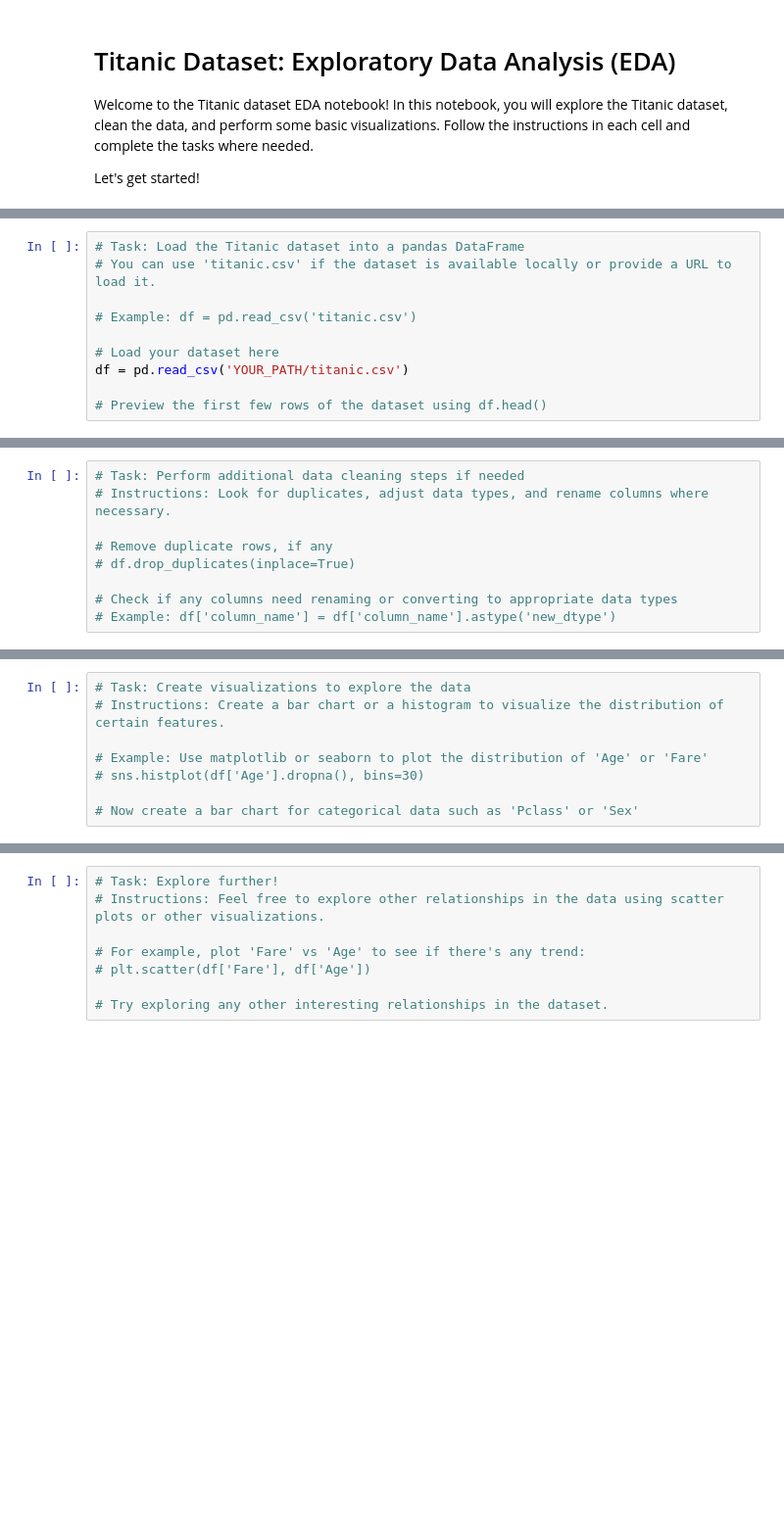
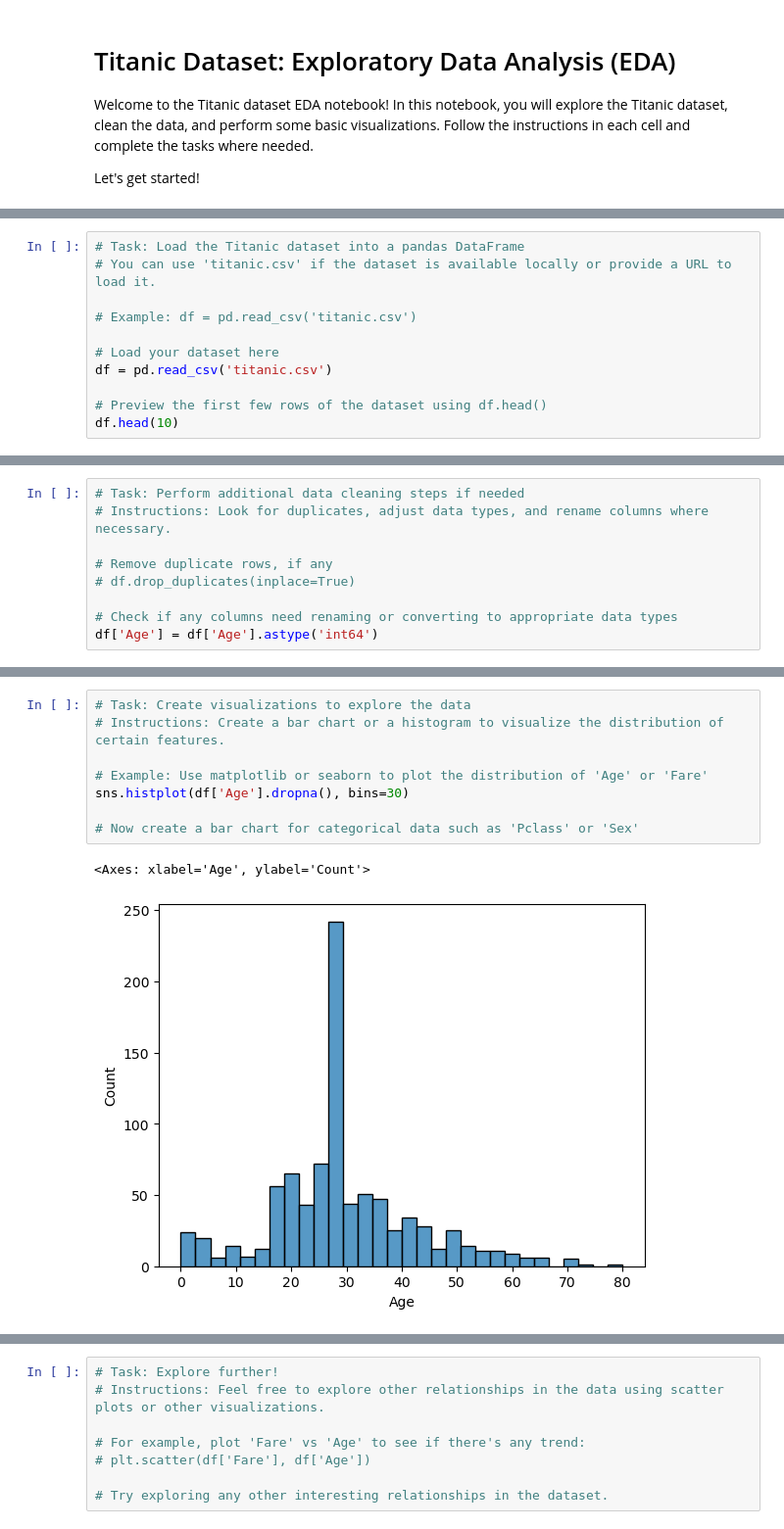
Before and after one commit to ReDI-School/F24-Berlin-Machine-Learning, a Jupyter notebook: Lessons/Session_2_Intro_to_EDA/titanic_eda_student_notebook.ipynb, the cells around one changed output, grey strips where cells are left out. Shown at 98% size. Cells and saved outputs as stored; diff of their text form; blank space fills up the shorter version.

```diff
--- a/Lessons/Session_2_Intro_to_EDA/titanic_eda_student_notebook.ipynb
+++ b/Lessons/Session_2_Intro_to_EDA/titanic_eda_student_notebook.ipynb
@@ -21,6 +21,7 @@ import seaborn as sns
 # Example: df = pd.read_csv('titanic.csv')
 
 # Load your dataset here
-df = pd.read_csv('YOUR_PATH/titanic.csv')
+df = pd.read_csv('titanic.csv')
 
 # Preview the first few rows of the dataset using df.head()
+df.head(10)
@@ -49,4 +183,4 @@ df = pd.read_csv('YOUR_PATH/titanic.csv')
 # df.drop_duplicates(inplace=True)
 
 # Check if any columns need renaming or converting to appropriate data types
-# Example: df['column_name'] = df['column_name'].astype('new_dtype')
+df['Age'] = df['Age'].astype('int64')
@@ -63,8 +225,11 @@ df = pd.read_csv('YOUR_PATH/titanic.csv')
 # %%
 # Task: Create visualizations to explore the data
 # Instructions: Create a bar chart or a histogram to visualize the distribution of certain features.
 
 # Example: Use matplotlib or seaborn to plot the distribution of 'Age' or 'Fare'
-# sns.histplot(df['Age'].dropna(), bins=30)
+sns.histplot(df['Age'].dropna(), bins=30)
 
 # Now create a bar chart for categorical data such as 'Pclass' or 'Sex'
+# %% [output]
+<Axes: xlabel='Age', ylabel='Count'>
+[figure, added]
```
Also changed, not shown: parts of 20 cells of this notebook.
